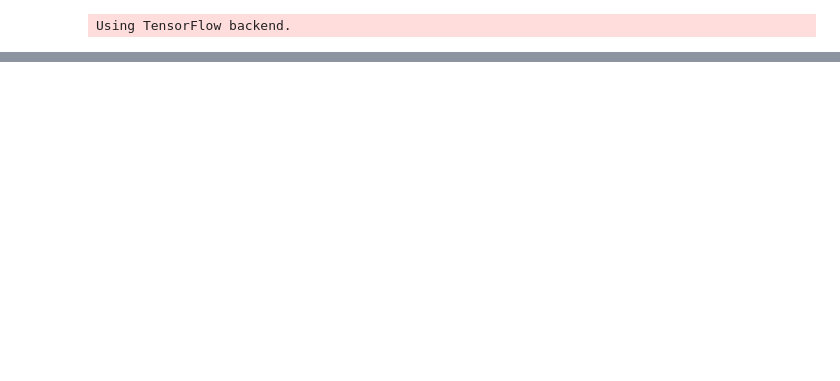
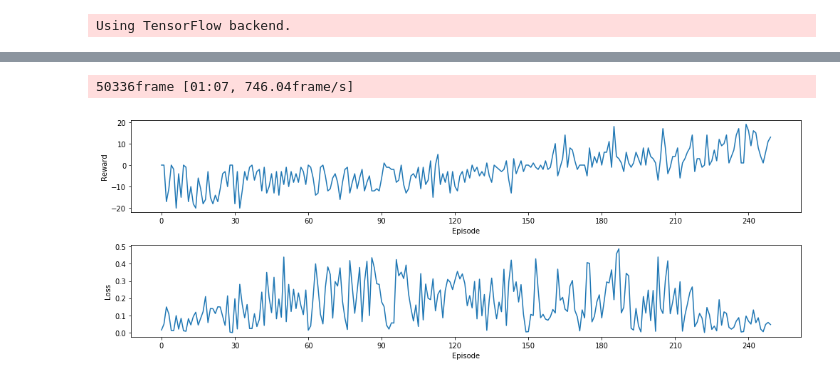
Before and after one commit to Kautenja/playing-mario-with-deep-reinforcement-learning, a Jupyter notebook: scripts/DuelingDoubleDeepQAgent.ipynb, the cells around one changed output, grey strips where cells are left out. Saved outputs shown, nothing was run; the diff lists cells and outputs as text; code cells hidden in the pictures; blank space fills up the shorter version.

```diff
--- a/scripts/DuelingDoubleDeepQAgent.ipynb
+++ b/scripts/DuelingDoubleDeepQAgent.ipynb
@@ -37,6 +42,3 @@ def make_environment():
     return env, output_dir
-# %%
-# make the environment and output directory
-env, output_dir = make_environment()
 # %%
-env
+env = make_environmentonment()
@@ -68,11 +78,15 @@ agent
 # observe random movement in the environment to pre-fill the experience
 # replay queue with memories
 agent.observe()
+# %% [output]
+50336frame [01:07, 746.04frame/s]
 # %%
 # create a callback for the training procedure to log metrics
 callback = BaseCallback(weights_file)
 plotter = JupyterCallback()
 # train the agent with given parameters and the callback
-agent.train(5e6, callback=[callback, plotter])
+agent.train(6e6, callback=[callback, plotter])
 # save the weights to disk after the training procedure
 agent.model.save_weights(weights_file, overwrite=True)
+# %% [output]
+[figure, added]
```
Also changed, not shown: parts of 14 cells of this notebook, 5 other files.
